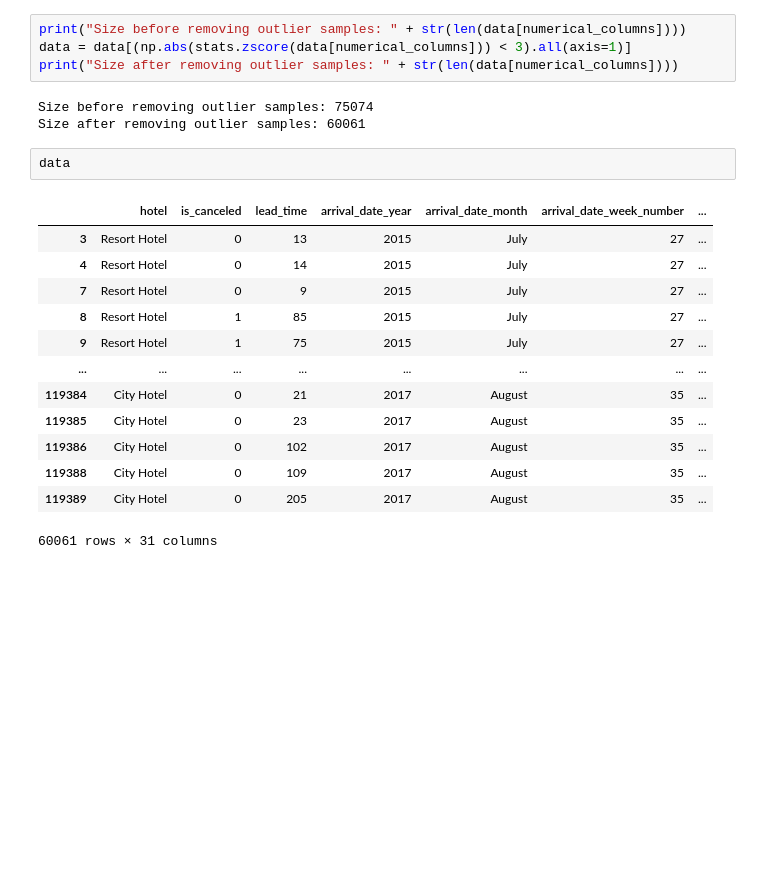
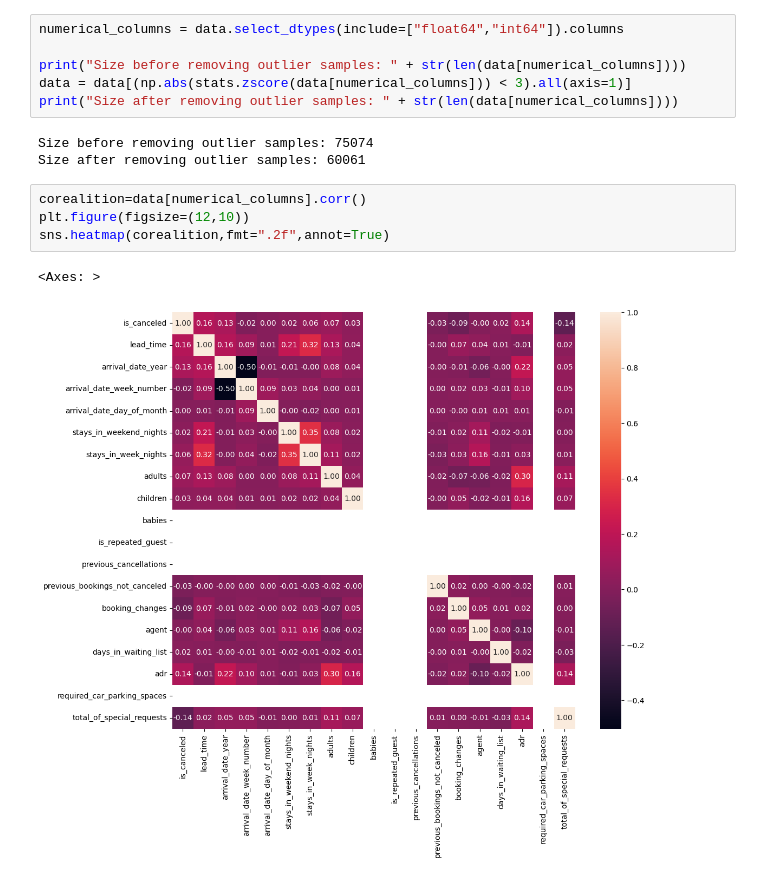
Before and after one commit to frktsc/hotel-booking, a Jupyter notebook: research.ipynb, the cells around one changed output. Cells and saved outputs as stored; diff of their text form; blank space fills up the shorter version.

```diff
--- a/research.ipynb
+++ b/research.ipynb
@@ -197,23 +159,16 @@ categorical_columns=["hotel",
 # %%
+numerical_columns = data.select_dtypes(include=["float64","int64"]).columns
+
 print("Size before removing outlier samples: " + str(len(data[numerical_columns])))
 data = data[(np.abs(stats.zscore(data[numerical_columns])) < 3).all(axis=1)]
 print("Size after removing outlier samples: " + str(len(data[numerical_columns])))
 # %% [output]
 Size before removing outlier samples: 75074
 Size after removing outlier samples: 60061
-# %%
-data
-# %% [output]
-|  | hotel | is_canceled | lead_time | arrival_date_year | arrival_date_month | arrival_date_week_number | ... |
-| 3 | Resort Hotel | 0 | 13 | 2015 | July | 27 | ... |
-| 4 | Resort Hotel | 0 | 14 | 2015 | July | 27 | ... |
-| 7 | Resort Hotel | 0 | 9 | 2015 | July | 27 | ... |
-| 8 | Resort Hotel | 1 | 85 | 2015 | July | 27 | ... |
-| 9 | Resort Hotel | 1 | 75 | 2015 | July | 27 | ... |
-| ... | ... | ... | ... | ... | ... | ... | ... |
-| 119384 | City Hotel | 0 | 21 | 2017 | August | 35 | ... |
-| 119385 | City Hotel | 0 | 23 | 2017 | August | 35 | ... |
-| 119386 | City Hotel | 0 | 102 | 2017 | August | 35 | ... |
-| 119388 | City Hotel | 0 | 109 | 2017 | August | 35 | ... |
-| 119389 | City Hotel | 0 | 205 | 2017 | August | 35 | ... |
-60061 rows × 31 columns
+# %%
+corealition=data[numerical_columns].corr()
+plt.figure(figsize=(12,10))
+sns.heatmap(corealition,fmt=".2f",annot=True)
+# %% [output]
+<Axes: >
+[figure, added]
```
Also changed, not shown: parts of 17 cells of this notebook, 2 other files.
